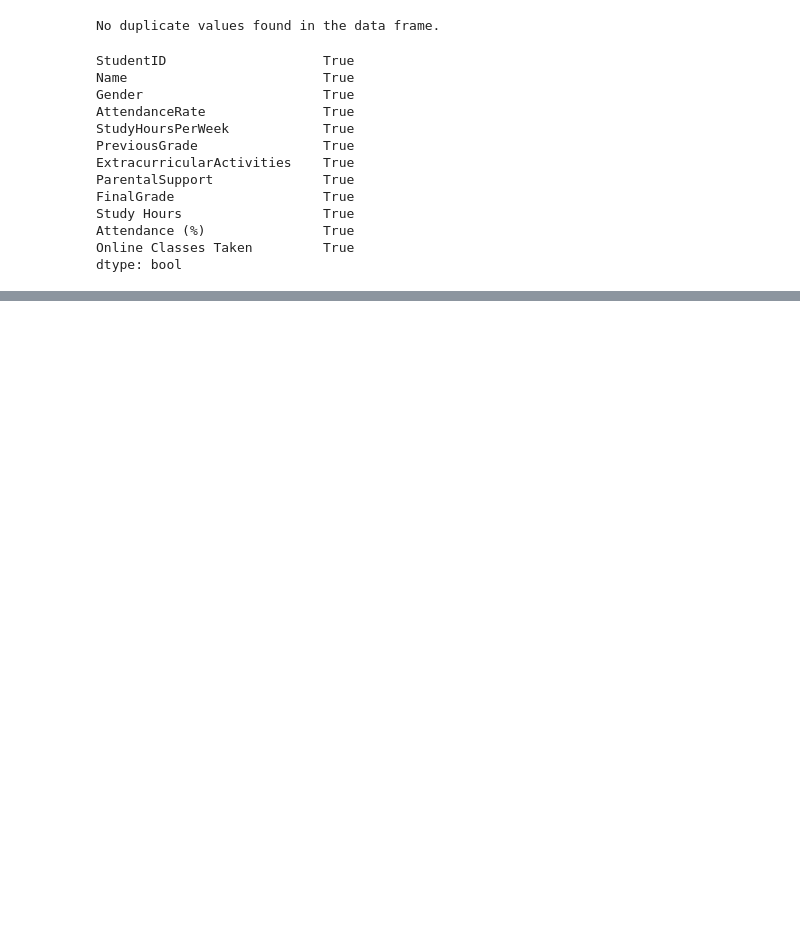
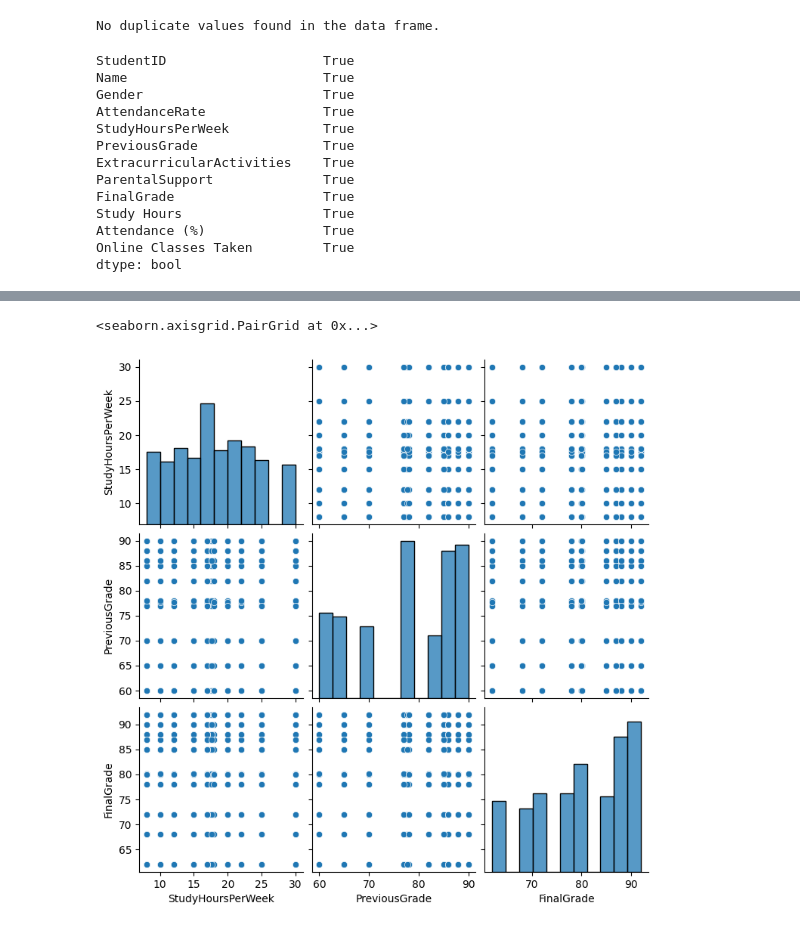
Before and after one commit to Deepakvardhan/Analysis, a Jupyter notebook: student_analysis.ipynb, the cells around one changed output, grey strips where cells are left out. Cells and saved outputs as stored; diff of their text form; code cells hidden in the pictures; blank space fills up the shorter version.

```diff
--- a/student_analysis.ipynb
+++ b/student_analysis.ipynb
@@ -158,0 +188,5 @@ student_content_copy.corr(numeric_only=True)
+# %%
+sns.pairplot(student_content_copy[["StudyHoursPerWeek","PreviousGrade","FinalGrade"]])
+# %% [output]
+<seaborn.axisgrid.PairGrid at 0x...>
+[figure, added]
```
Also changed, not shown: parts of 18 cells of this notebook.
